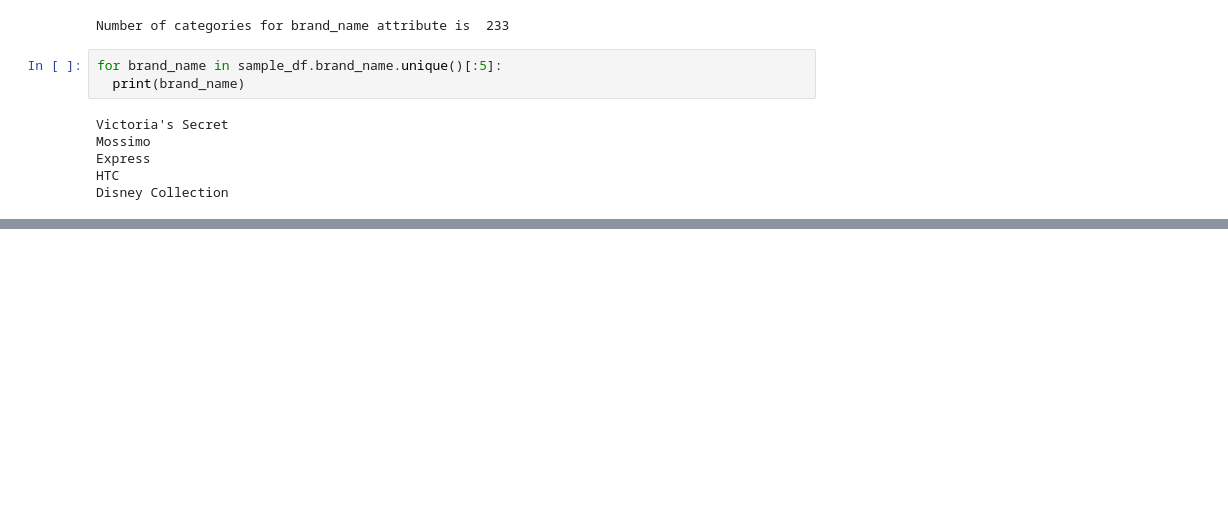
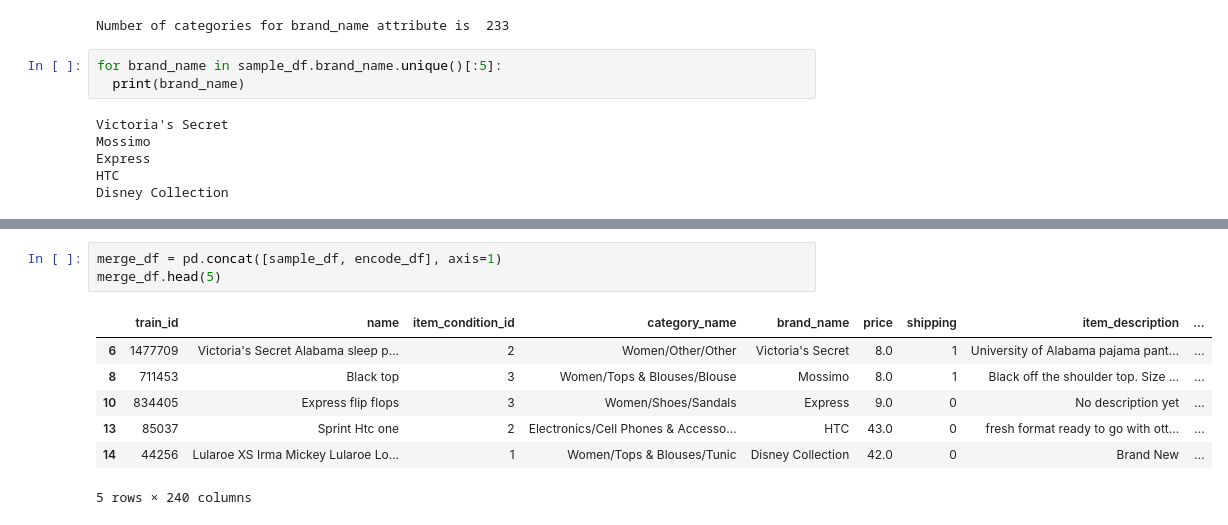
Before and after one commit to DSEI21000-S21/project-product-price-prediction, a Jupyter notebook: experiment/AttributeEncoding.ipynb, the cells around one changed output, grey strips where cells are left out. Drawn from its saved outputs; the diff is of its cells as text; blank space fills up the shorter version.

Commit message:
Add encoding for brand_name - issue #6

```diff
--- a/experiment/AttributeEncoding.ipynb
+++ b/experiment/AttributeEncoding.ipynb
@@ -74,0 +96,11 @@ Disney Collection
+# %%
+merge_df = pd.concat([sample_df, encode_df], axis=1)
+merge_df.head(5)
+# %% [output]
+|  | train_id | name | item_condition_id | category_name | brand_name | price | shipping | item_description | ... |
+| 6 | 1477709 | Victoria's Secret Alabama sleep p... | 2 | Women/Other/Other | Victoria's Secret | 8.0 | 1 | University of Alabama pajama pant... | ... |
+| 8 | 711453 | Black top | 3 | Women/Tops & Blouses/Blouse | Mossimo | 8.0 | 1 | Black off the shoulder top. Size ... | ... |
+| 10 | 834405 | Express flip flops | 3 | Women/Shoes/Sandals | Express | 9.0 | 0 | No description yet | ... |
+| 13 | 85037 | Sprint Htc one | 2 | Electronics/Cell Phones & Accesso... | HTC | 43.0 | 0 | fresh format ready to go with ott... | ... |
+| 14 | 44256 | Lularoe XS Irma Mickey Lularoe Lo... | 1 | Women/Tops & Blouses/Tunic | Disney Collection | 42.0 | 0 | Brand New | ... |
+5 rows × 240 columns
```
Also changed, not shown: parts of 4 cells of this notebook.
